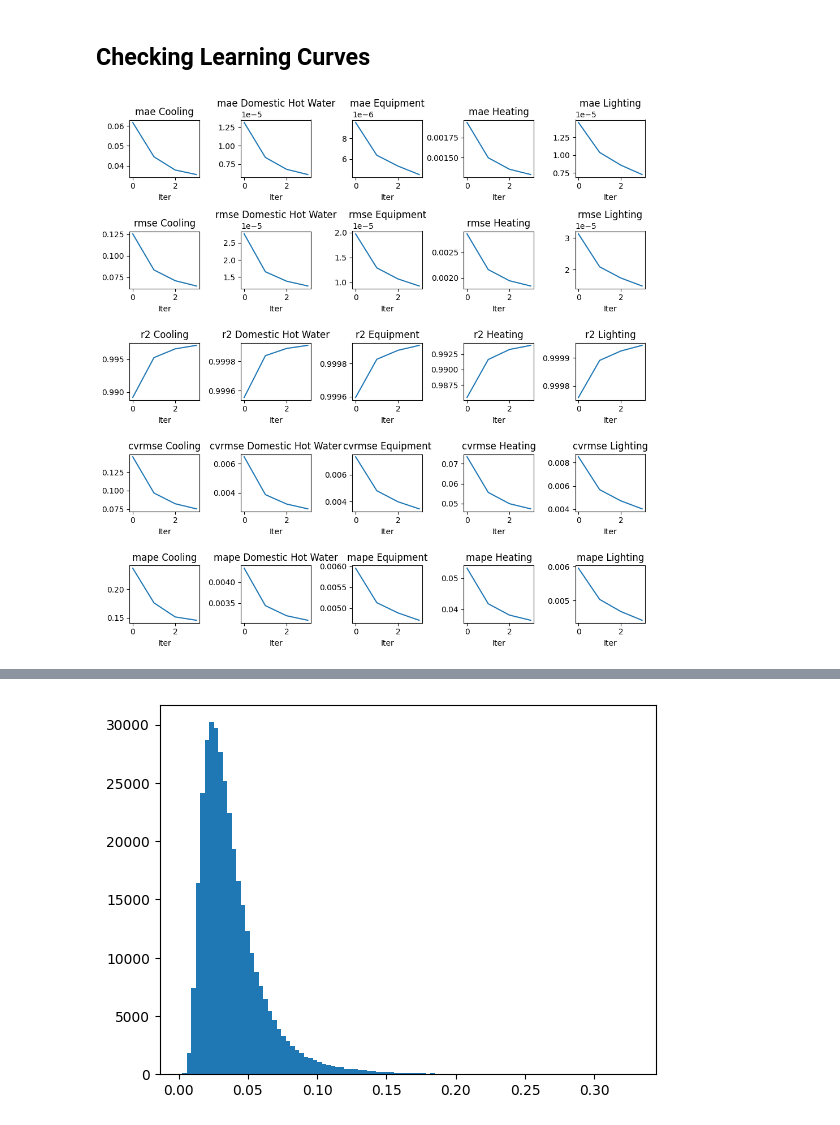
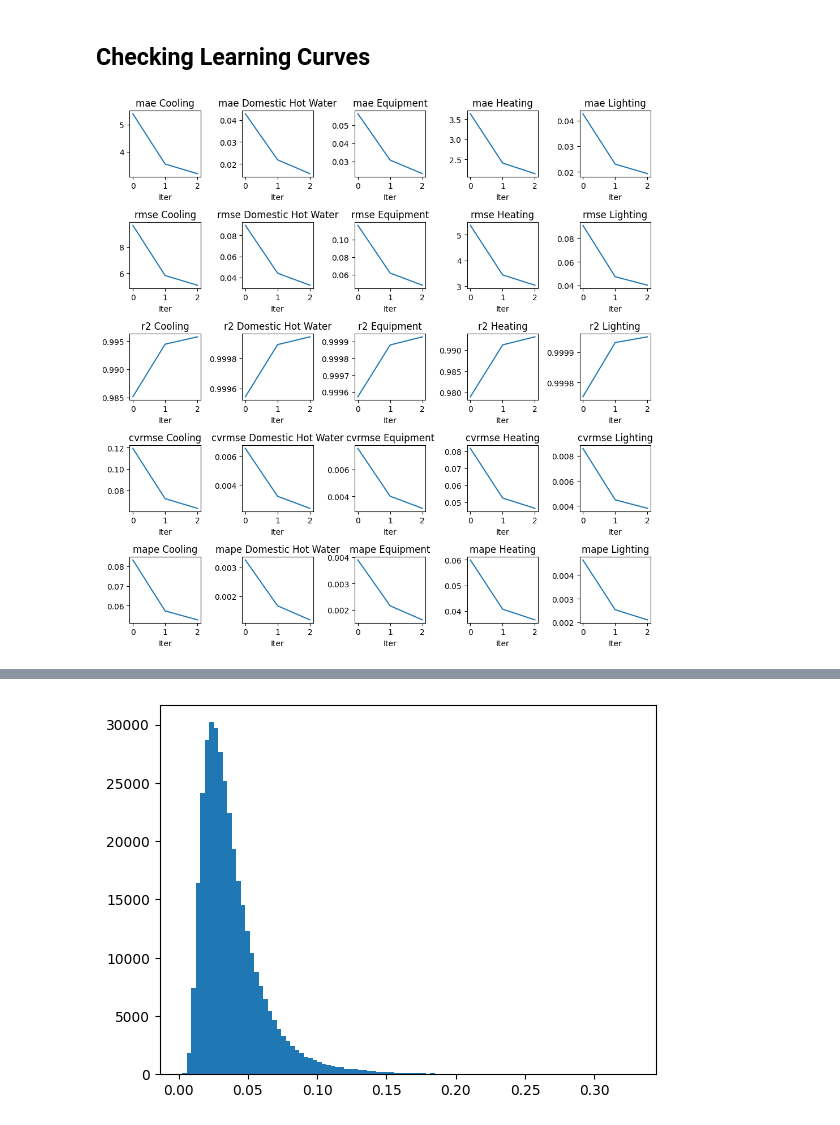
Before and after one commit to szvsw/epengine, a Jupyter notebook: notebooks/learning_curves_with_peaks.ipynb, the cells around one changed output, grey strips where cells are left out. Saved outputs shown, nothing was run; the diff lists cells and outputs as text; code cells hidden in the pictures.

```diff
--- a/notebooks/learning_curves_with_peaks.ipynb
+++ b/notebooks/learning_curves_with_peaks.ipynb
@@ -441,20 +443,20 @@ Text(0.5, 1.0, 'Percentage of Buildings with Peak Heating Demand in Each Month')
 # %%
 import matplotlib.pyplot as plt
 
 global_errs = (
-    global_err_dfs["test"].loc["Peak"].groupby("progressive_training_iter_ix").mean()
+    global_err_dfs["test"].loc["Energy"].groupby("progressive_training_iter_ix").mean()
 )
 n_err_metrics = global_errs.columns.get_level_values("metric").nunique()
 n_targets = global_errs.columns.get_level_values("target").nunique()
 fig, ax = plt.subplots(n_err_metrics, n_targets, figsize=(10, 10))
 for i, metric in enumerate(global_errs.columns.get_level_values("metric").unique()):
     for j, target in enumerate(global_errs.columns.get_level_values("target").unique()):
         global_errs[metric, target].plot(ax=ax[i, j])
         ax[i, j].set_title(f"{metric} {target}")
         ax[i, j].set_xlabel("Iter")
 fig.tight_layout()
 # %% [output]
-[figure, old version]
+[figure, new version]
 # %%
 global_err_df
 # %% [output]
```
Also changed, not shown: parts of 16 cells of this notebook, 9 other files.
